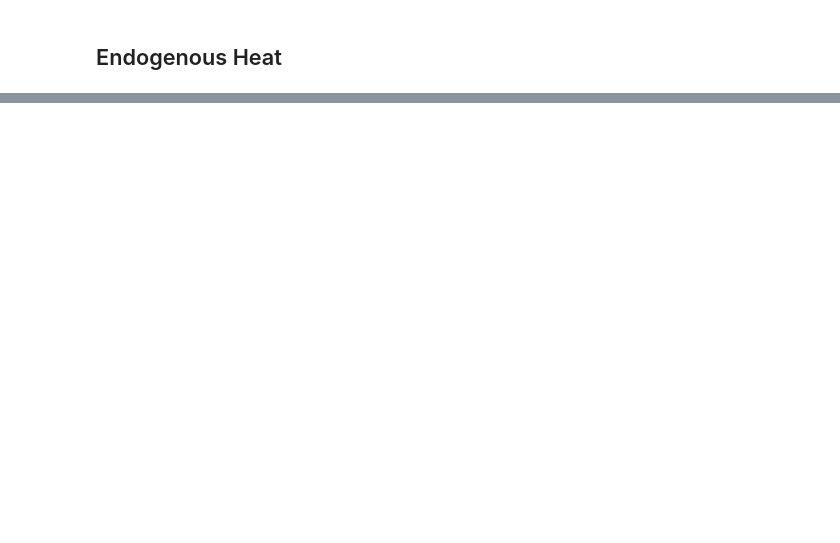
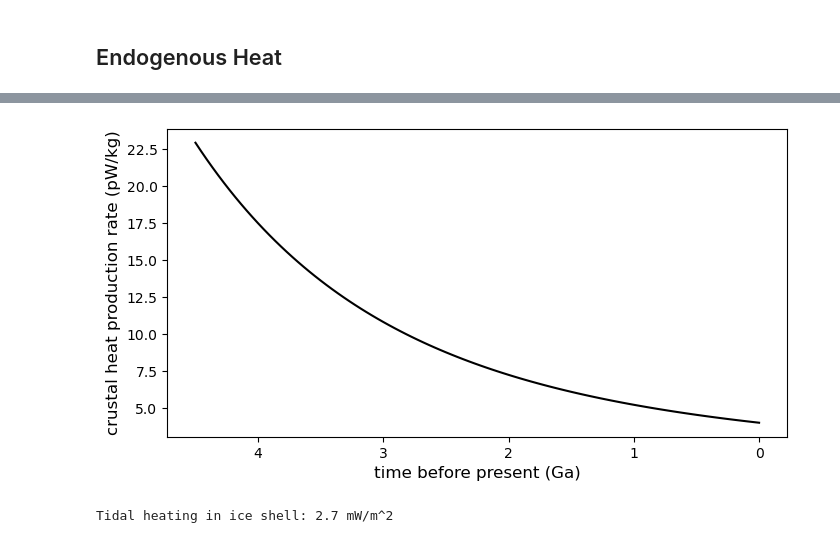
Before and after one commit to Rafa-Terkenlis/Europa-ice-ocean-exchange, a Jupyter notebook: phys155_Europa_project.ipynb, the cells around one changed output, grey strips where cells are left out. Saved outputs shown, nothing was run; the diff lists cells and outputs as text; code cells hidden in the pictures; blank space fills up the shorter version.

```diff
--- a/phys155_Europa_project.ipynb
+++ b/phys155_Europa_project.ipynb
@@ -98,0 +133,64 @@ Habitable zone: 1.44 AU to 0.77 AU
+# %%
+# Internal heat at the surface is a balance: q_surf = q_rad + q_rock,tidal + q_ice,tidal
+
+# crustal heat production rate
+s_in_year = 3.154e7 # seconds in a year
+c_U = 0.015e-6 # (kg/kg) Uranium concentration in rock (O'Neill et al. 2020; https://link.springer.com/article/10.1007/s11214-020-00656-z/tables/2)
+c_Th = 0.060e-6 # (kg/kg) Thorium concentration in rock (O'Neill et al. 2020)
+c_K = 310e-6 # (kg/kg) Potassium (O'Neill et al. 2020)
+t = np.linspace(4.5e9, 0, 100) * s_in_year # (s) time in seconds over 4.5 billion years
+t_half_U238 = 4.468e9 * s_in_year # (s) half-life of U-238
+t_half_U235 = 7.04e8 * s_in_year # (s) half-life of U-235
+t_half_Th232 = 1.405e10 * s_in_year # (s) half-life of Th-232
+t_half_K40 = 1.248e9 * s_in_year # (s) half-life of K-40
+H_U238 = 9.15e-5 # (W/kg) heat production of U-238
+H_U235 = 5.75e-4 # (W/kg) heat production of U-235
+H_Th232 = 2.56e-5 # (W/kg) heat production of Th-232
+H_K40 = 2.92e-5 # (W/kg) heat production of K-40
+
+q_crust = 0.9928 * c_U * H_U238 * np.exp(t * np.log(2) / t_half_U238) + 0.0071 * c_U * H_U235 * np.exp(t * np.log(2) / t_half_U235) \
+    + c_Th * H_Th232 * np.exp(t * np.log(2) / t_half_Th232) + 1.191e-4 * c_K * H_K40 * np.exp(t * np.log(2) / t_half_K40)
+# %%
+plt.figure(figsize=(8, 4))
+plt.plot(t/s_in_year/1e9, q_crust*1e12, color='k', lw=1.5)
+plt.ylabel('crustal heat production rate (pW/kg)', fontsize=12)
+plt.xlabel('time before present (Ga)', fontsize=12)
+plt.gca().invert_xaxis()
+# %% [output]
+[figure, added]
+# %%
+# Simple tidal heating in ice shell
+
+eps_0 = 1e-5 # max tidal flexing strain
+omega = 2 * np.pi / (3.551 * 24 * 3600) # (rad/s) Europa's orbital frequency
+Tsurf = 100 # (K) surface temperature
+Tbot = 270 # (K) bottom temperature, accounts for some salinity / antifreezing agents
+shell_thickness = 24e3 # (m)
+depths = np.linspace(0, shell_thickness, 100) # (m) depth from surface
+d_cond = 10e3 # (m) thickness of conductive portion of ice shell
+# d_conv = shell_thickness - d_brittle - d_cond # thickness of the convective portion of the ice shell
+Tm = 270 # (K) melting temperature of ice
+Tz = Tsurf * (Tbot / Tsurf)**(depths / d_cond) # (K) temperature profile in ice shell
+Tconv = 251 # (K)
+d_conv = shell_thickness - d_cond # thickness of convective portion of ice shell
+if np.any(Tz > Tm):
+    Tz[Tz > Tbot] = Tbot # cap temperature at melting point
+mu = 3.5e9 # (Pa) shear modulus of ice
+eta_0 = 1e14 # (Pa s) reference viscosity at T_ref
+Q = 6e4 # (J/mol) activation energy for ice
+Rg = 8.314 # (J/mol/K) universal gas constant
+eta = eta_0 * np.exp( Q / (Rg * Tm) * (Tm/Tz - 1) ) # T-dependent viscosity
+# eta_conv = eta[depths > d_cond] # viscosity in convective portion of ice shell
+delta = 7.1e-10 # (m) grain boundary width
+grain_size = 1e-3 # (m) grain size
+Vm = 1.97e-5 # (m^3/mol) molar volume
+D0v = 9.1e-4 # (m^2/s) volume diffusion prefactor
+D0b = 8.4e-4 # (m^2/s) grain boundary diffusion prefactor
+Qv = 59.4e3 # (J/mol) activation energy for volume diffusion
+Qb = 49.5e3 # (J/mol) activation energy for grain boundary
+eta_conv = Rg * Tconv * grain_size**2 / (42 * Vm) * (D0v * np.exp(-Qv / (Rg * Tconv)) + np.pi * delta / grain_size * D0b * np.exp(-Qb / (Rg * Tconv)))**-1 # viscosity in convective portion of ice shell, from Nimmo & Manga 2009
+
+q_ice_tidal = d_conv * eta_conv * eps_0**2 * omega**2 / (1 + (eta_conv * omega / mu)**2) # Howell et al. 2021
+print(f'Tidal heating in ice shell: {q_ice_tidal*1e3:.1f} mW/m^2')
+# %% [output]
+Tidal heating in ice shell: 2.7 mW/m^2
```
Also changed, not shown: parts of 5 cells of this notebook, 1 other file.
